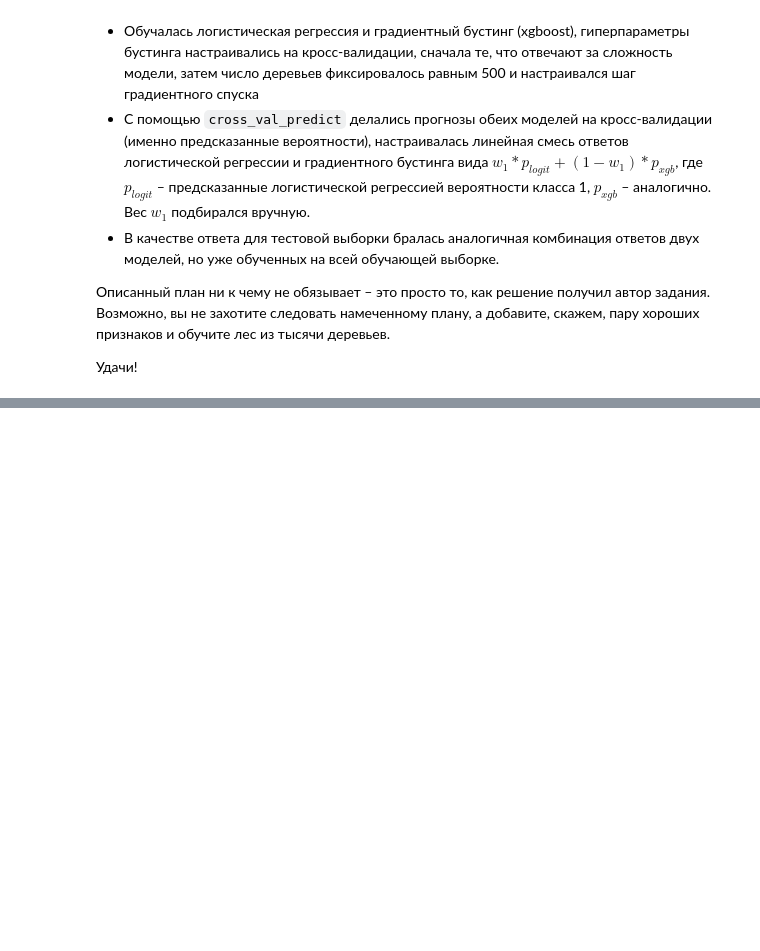
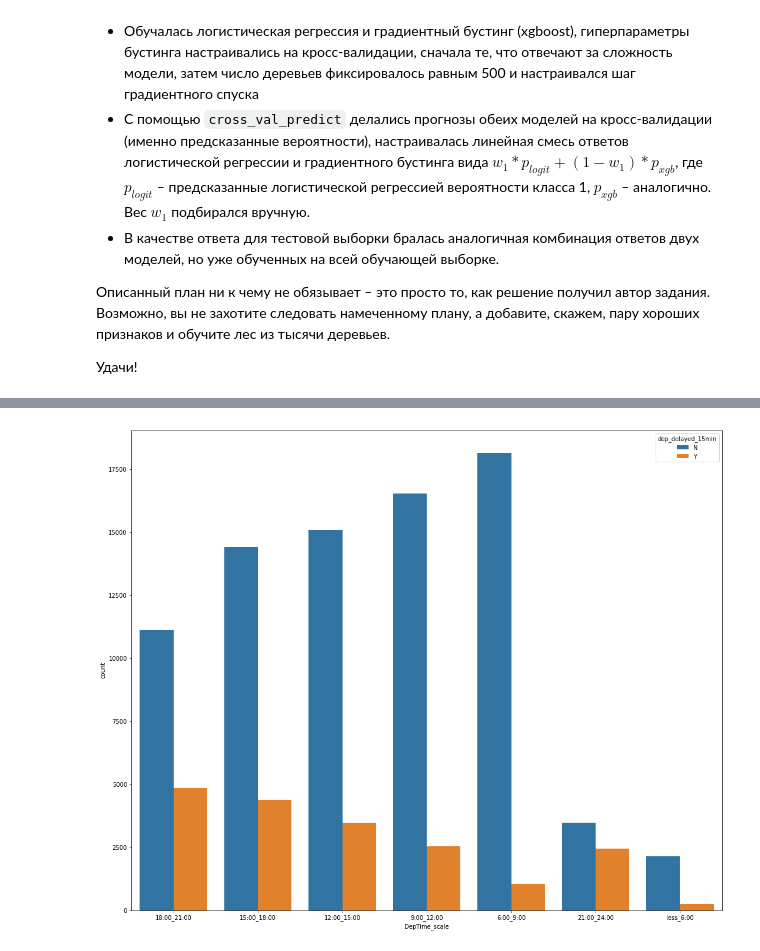
Before and after one commit to maxsaprykin/MLClass, a Jupyter notebook: hw10/hw10_session3_flight_delays_kaggle.ipynb, the cells around one changed output, grey strips where cells are left out. Cells and saved outputs as stored; diff of their text form; code cells hidden in the pictures; blank space fills up the shorter version.

```diff
--- a/hw10/hw10_session3_flight_delays_kaggle.ipynb
+++ b/hw10/hw10_session3_flight_delays_kaggle.ipynb
@@ -25,6 +30,6 @@ ModuleNotFoundError: No module named 'xgboost'
 # %%
-train = pd.read_csv('data/flight_delays_train.csv')
-test = pd.read_csv('data/flight_delays_test.csv')
+train = pd.read_csv('flight_delays_train.csv')
+test = pd.read_csv('flight_delays_test.csv')
 # %%
 train.head()
 # %% [output]
@@ -84,3 +89,8 @@ pd.Series(logit_test_pred, name='dep_delayed_15min').to_csv('logit_2feat.csv', i
 Описанный план ни к чему не обязывает – это просто то, как решение получил автор задания. Возможно, вы не захотите следовать намеченному плану, а добавите, скажем, пару хороших признаков и обучите лес из тысячи деревьев.
 
 Удачи!
+# %%
+y_train = train['dep_delayed_15min'].map({'Y': 1, 'N': 0}).values
+full = pd.concat([train.drop('dep_delayed_15min', axis=1), test])
+idx_split = train.shape[0]
+full.head()
@@ -86,0 +168,12 @@ pd.Series(logit_test_pred, name='dep_delayed_15min').to_csv('logit_2feat.csv', i
+# %%
+%%time
+rows_list = []
+for index, row in full.iterrows():
+    if (row['DepTime'] <= 1200):
+        row['DepTime_part_of_day'] = 'Before_midday'
+    elif (row['DepTime'] > 1200):
+        row['DepTime_part_of_day'] = 'After_midday'
+    rows_list.append(row)
+temp_full_df = pd.DataFrame(rows_list)
+temp_full_df.head()
+full = temp_full_df
@@ -86,0 +185,22 @@ pd.Series(logit_test_pred, name='dep_delayed_15min').to_csv('logit_2feat.csv', i
+# %%
+%%time
+rows_list = []
+for index, row in train.iterrows():
+    if (row['DepTime'] <= 600):
+        row['DepTime_scale'] = 'less_6:00'
+    elif ((row['DepTime'] > 600) and (row['DepTime'] <= 900)):
+        row['DepTime_scale'] = '6:00_9:00'
+    elif ((row['DepTime'] > 900) and (row['DepTime'] <= 1200)):
+        row['DepTime_scale'] = '9:00_12:00'
+    elif ((row['DepTime'] > 1200) and (row['DepTime'] <= 1500)):
+        row['DepTime_scale'] = '12:00_15:00'
+    elif ((row['DepTime'] > 1500) and (row['DepTime'] <= 1800)):
+        row['DepTime_scale'] = '15:00_18:00'
+    elif ((row['DepTime'] > 1800) and (row['DepTime'] <= 2100)):
+        row['DepTime_scale'] = '18:00_21:00'
+    elif ((row['DepTime'] > 2100) and (row['DepTime'] <= 2400)):
+        row['DepTime_scale'] = '21:00_24:00'
+    rows_list.append(row)
+temp_full_df = pd.DataFrame(rows_list)
+temp_full_df.head()
+train = temp_full_df
@@ -86,0 +209,4 @@ pd.Series(logit_test_pred, name='dep_delayed_15min').to_csv('logit_2feat.csv', i
+# %%
+sns.countplot(x='DepTime_scale', hue='dep_delayed_15min', data=train);
+# %% [output]
+[figure, added]
```
Also changed, not shown: parts of 17 cells of this notebook.
